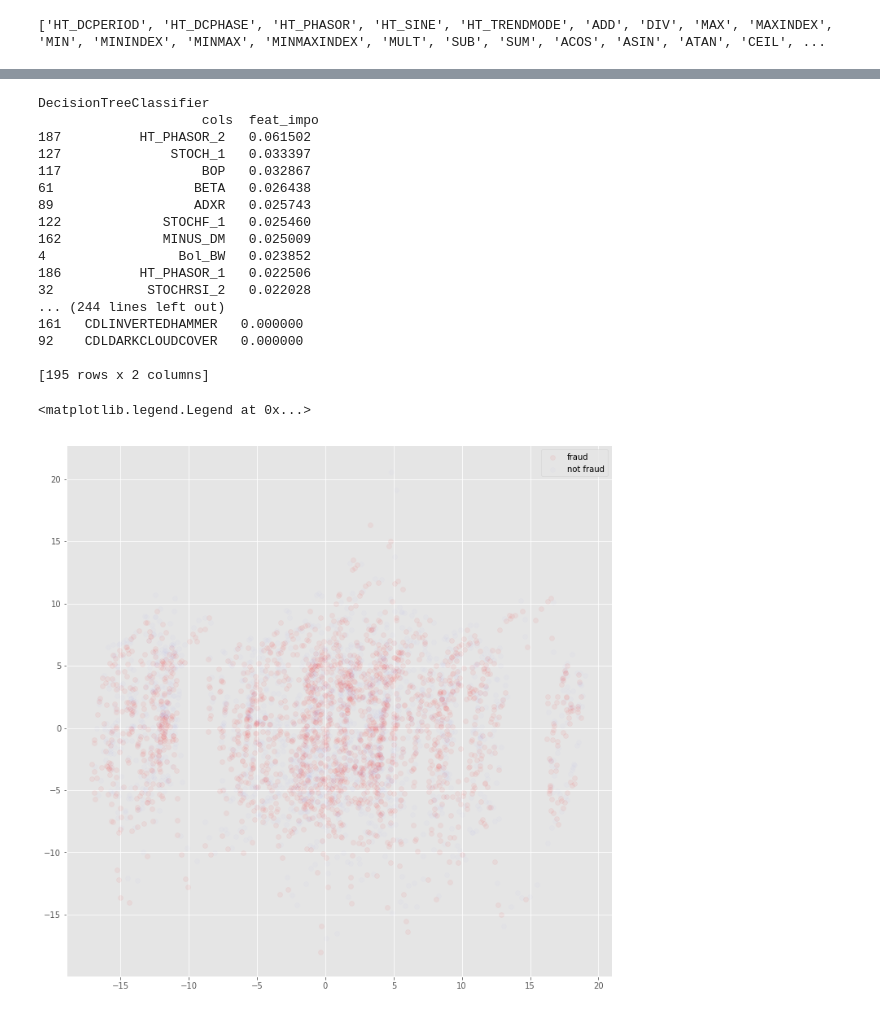
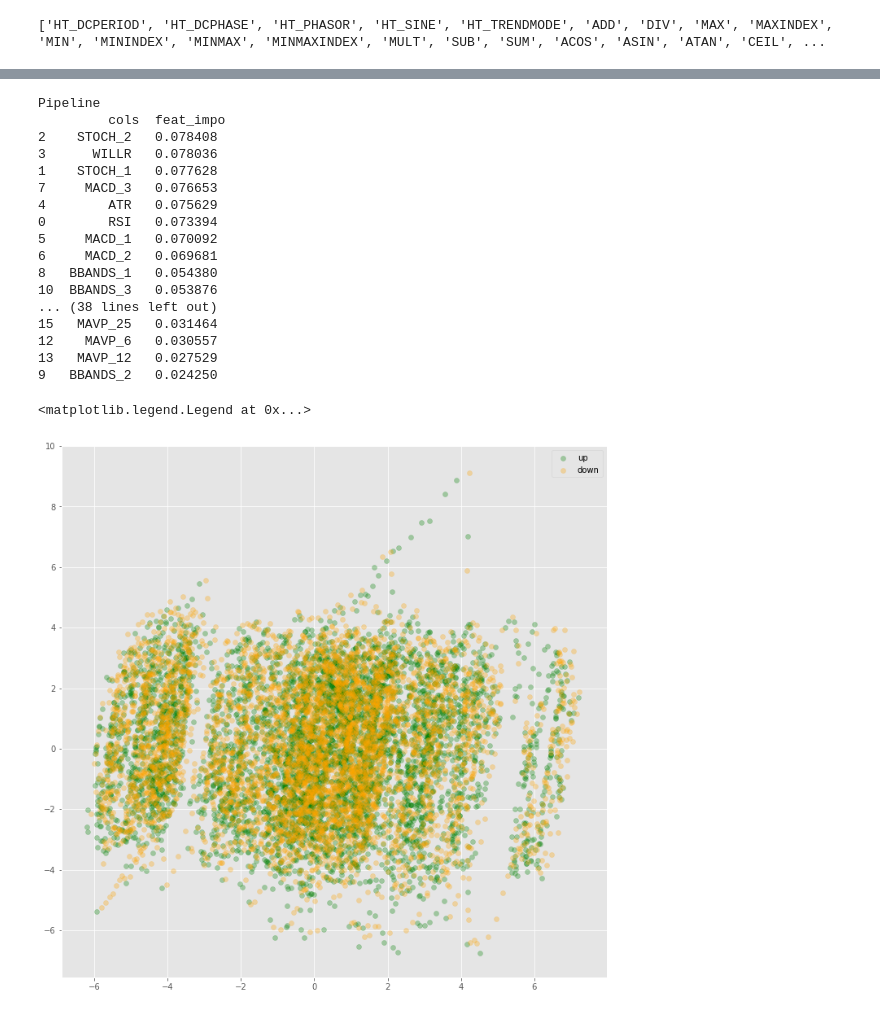
Before and after one commit to zbanga/forex, a Jupyter notebook: forexeda.ipynb, the cells around one changed output, grey strips where cells are left out. Saved outputs shown, nothing was run; the diff lists cells and outputs as text; code cells hidden in the pictures.

Commit message:
returns

```diff
--- a/forexeda.ipynb
+++ b/forexeda.ipynb
@@ -290,5 +285,6 @@ df[datetime(2015,1,1):].plot(y=['close', 'BBANDS_1', 'BBANDS_2', 'BBANDS_3'], fi
 # %%
-for col in df.columns:
-    if df[col].isnull().all():
-        print(col)
-        df.drop(col, axis=1, inplace=True)
+# for col in df.columns:
+#     if df[col].isnull().all():
+#         print(col)
+#         df.drop(col, axis=1, inplace=True)
+# df.drop(['ASIN', 'ACOS'],axis=1, inplace=True)
@@ -340,3 +294,0 @@ df['low'][1] - df['close'][0]
-# %%
-drop_columns = ['volume', 'close', 'high', 'low', 'open', 'complete', 'log_returns_1', 'ari_returns_1', 'log_returns_3', 'ari_returns_3', 'target_label_direction_3']
-df.drop(drop_columns, axis=1, inplace=True)
@@ -352,0 +295,4 @@ df.head()
+# %%
+drop_columns = ['volume', 'close', 'high', 'low', 'open', 'complete', 'log_returns', 'ari_returns', 'log_returns_shifted', 'target_label_direction_shifted']
+predict_columns = [i for i in df.columns if i not in drop_columns]
+print(predict_columns)
@@ -389,0 +321,4 @@ x = df.drop('target_label_direction_1', axis=1)
+# %%
+y = df['target_label_direction_shifted']
+x = df[predict_columns]
+print(x.shape, y.shape)
@@ -474,35 +436,35 @@ GradientBoostingClassifier 0.533452069146
 for classer in models[2:]:
     feat_impor = classer.steps[1][1].feature_importances_
     x_feat = pd.DataFrame({'cols': x.columns, 'feat_impo': feat_impor})
-    print(classer.steps[1][1].__class__.__name__, '\n', x_feat.sort_values(by='feat_impo', ascending=False))
+    classer_name = classer.__class__.__name__
+    print(classer_name, '\n', x_feat.sort_values(by='feat_impo', ascending=False))
 # %% [output]
-DecisionTreeClassifier
-                     cols  feat_impo
-187          HT_PHASOR_2   0.061502
-127              STOCH_1   0.033397
-117                  BOP   0.032867
-61                  BETA   0.026438
-89                  ADXR   0.025743
-122             STOCHF_1   0.025460
-162             MINUS_DM   0.025009
-4                 Bol_BW   0.023852
-186          HT_PHASOR_1   0.022506
-32            STOCHRSI_2   0.022028
-... (244 lines left out)
-161   CDLINVERTEDHAMMER   0.000000
-92    CDLDARKCLOUDCOVER   0.000000
-
-[195 rows x 2 columns]
+Pipeline
+         cols  feat_impo
+2    STOCH_2   0.078408
+3      WILLR   0.078036
+1    STOCH_1   0.077628
+7     MACD_3   0.076653
+4        ATR   0.075629
+0        RSI   0.073394
+5     MACD_1   0.070092
+6     MACD_2   0.069681
+8   BBANDS_1   0.054380
+10  BBANDS_3   0.053876
+... (38 lines left out)
+15   MAVP_25   0.031464
+12    MAVP_6   0.030557
+13   MAVP_12   0.027529
+9   BBANDS_2   0.024250
 # %%
-from sklearn.decomposition import PCA
 pca = make_pipeline(StandardScaler(), PCA(n_components=2))
 x_new = pca.fit_transform(x)
 fig, ax = plt.subplots()
 x_new_one = x_new[y==1]
 x_new_zero = x_new[y==0]
-ax.scatter(x_new_one[:,0], x_new_one[:,1], c='red', label='fraud', alpha=.05)
-ax.scatter(x_new_zero[:,0], x_new_zero[:,1], c='blue', label='not fraud', alpha=.01)
+ax.scatter(x_new_one[:,0], x_new_one[:,1], c='green', label='up', alpha=.3)
+ax.scatter(x_new_zero[:,0], x_new_zero[:,1], c='orange', label='down', alpha=.3)
 plt.legend(loc='best')
 # %% [output]
 <matplotlib.legend.Legend at 0x...>
-[figure, old version]
+[figure, new version]
```
Also changed, not shown: parts of 73 cells of this notebook, 1 other file.
